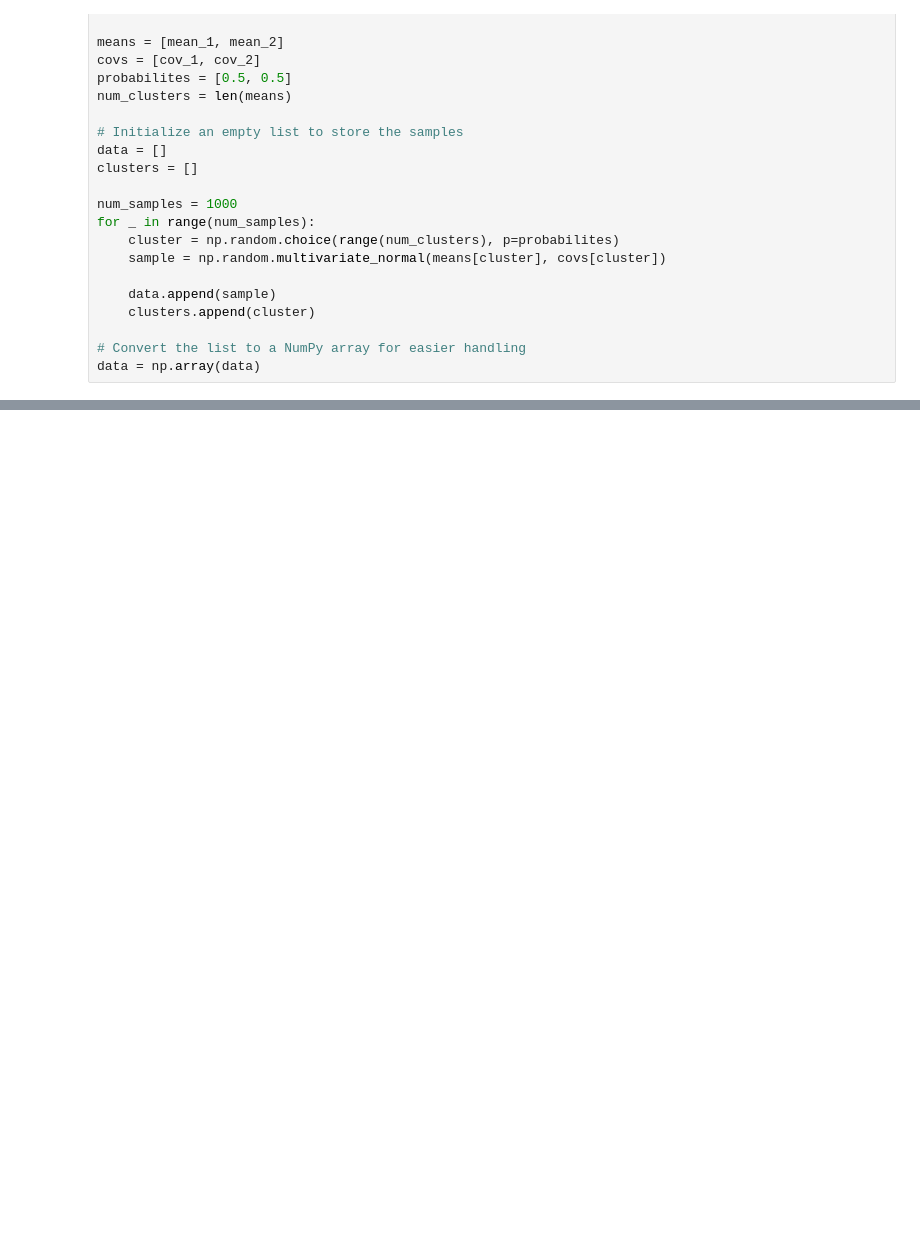
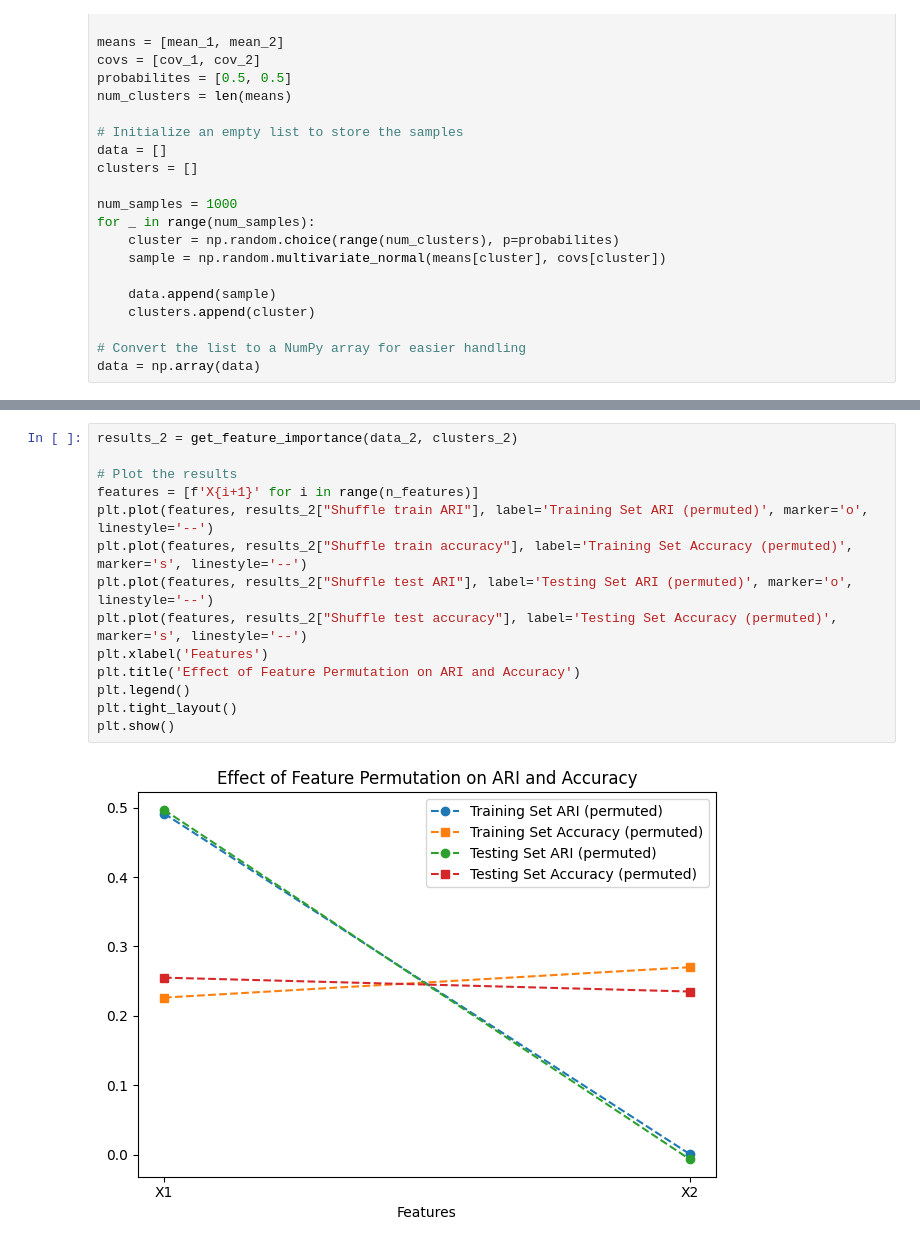
Before and after one commit to dtwil/clustering, a Jupyter notebook: supervised_cluster_pred.ipynb, the cells around one changed output, grey strips where cells are left out. Cells and saved outputs as stored; diff of their text form; blank space fills up the shorter version.

```diff
--- a/supervised_cluster_pred.ipynb
+++ b/supervised_cluster_pred.ipynb
@@ -170,0 +218,16 @@ NameError: name 'X' is not defined
+# %%
+results_2 = get_feature_importance(data_2, clusters_2)
+
+# Plot the results
+features = [f'X{i+1}' for i in range(n_features)]
+plt.plot(features, results_2["Shuffle train ARI"], label='Training Set ARI (permuted)', marker='o', linestyle='--')
+plt.plot(features, results_2["Shuffle train accuracy"], label='Training Set Accuracy (permuted)', marker='s', linestyle='--')
+plt.plot(features, results_2["Shuffle test ARI"], label='Testing Set ARI (permuted)', marker='o', linestyle='--')
+plt.plot(features, results_2["Shuffle test accuracy"], label='Testing Set Accuracy (permuted)', marker='s', linestyle='--')
+plt.xlabel('Features')
+plt.title('Effect of Feature Permutation on ARI and Accuracy')
+plt.legend()
+plt.tight_layout()
+plt.show()
+# %% [output]
+[figure, added]
```
Also changed, not shown: parts of 11 cells of this notebook.
